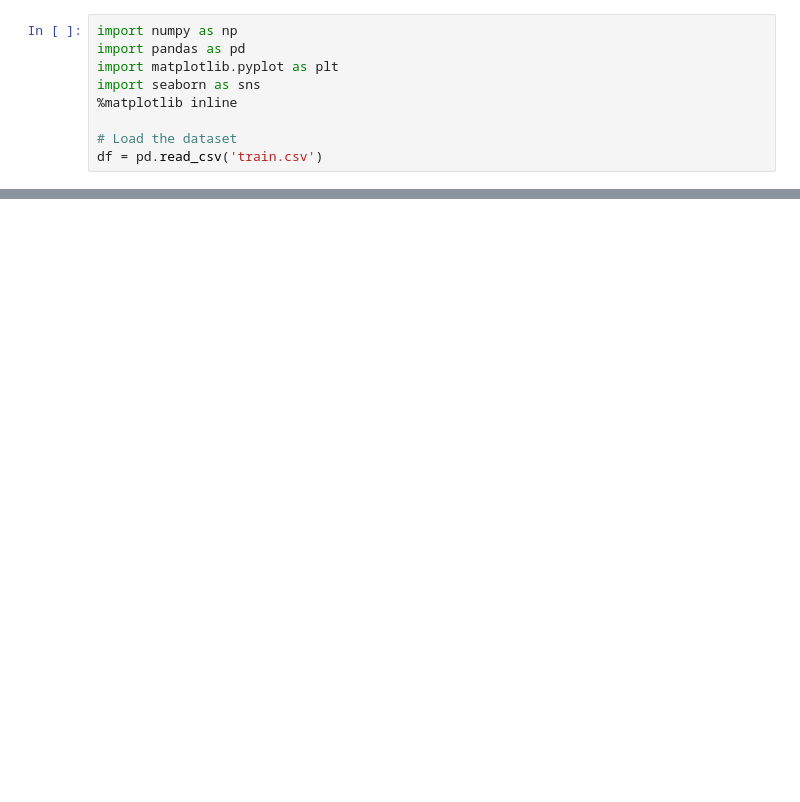
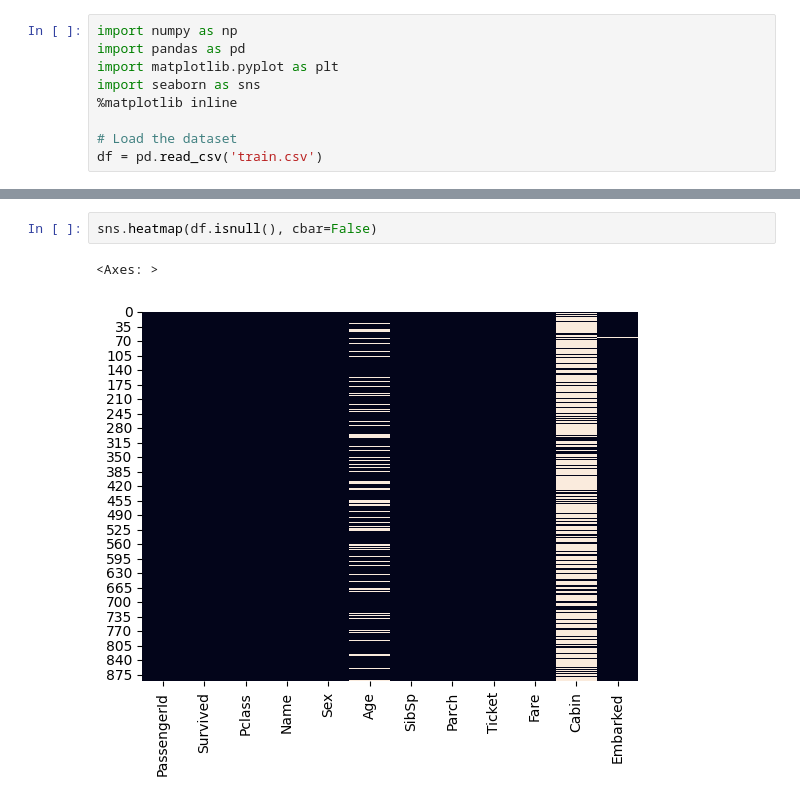
Before and after one commit to ashifsekh/titanic-eda, a Jupyter notebook: titanic_eda.ipynb, the cells around one changed output, grey strips where cells are left out. Drawn from its saved outputs; the diff is of its cells as text; blank space fills up the shorter version.

```diff
--- a/titanic_eda.ipynb
+++ b/titanic_eda.ipynb
@@ -47,0 +72,5 @@ None
+# %%
+sns.heatmap(df.isnull(), cbar=False)
+# %% [output]
+<Axes: >
+[figure, added]
```
Also changed, not shown: parts of 6 cells of this notebook.
